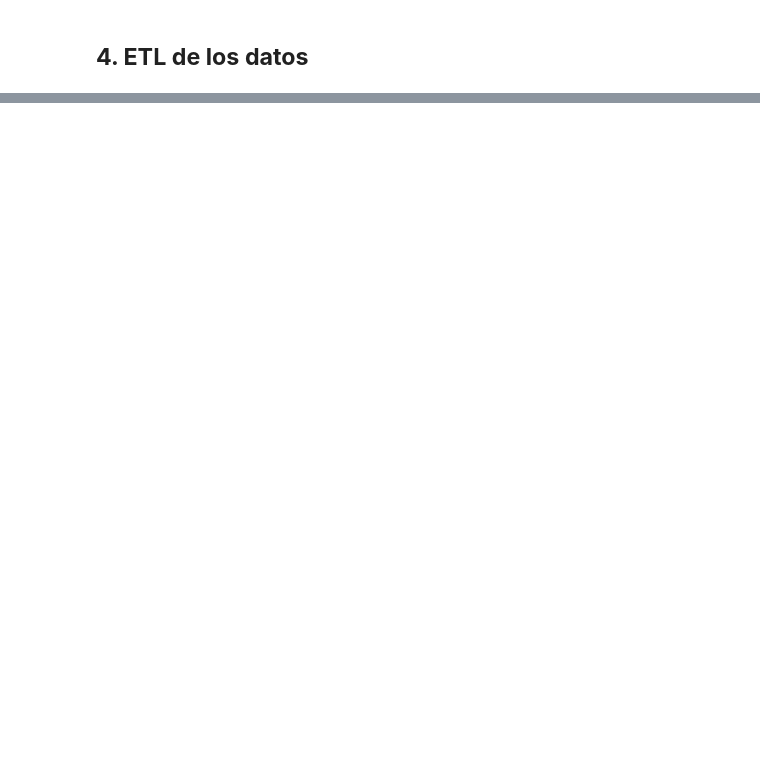
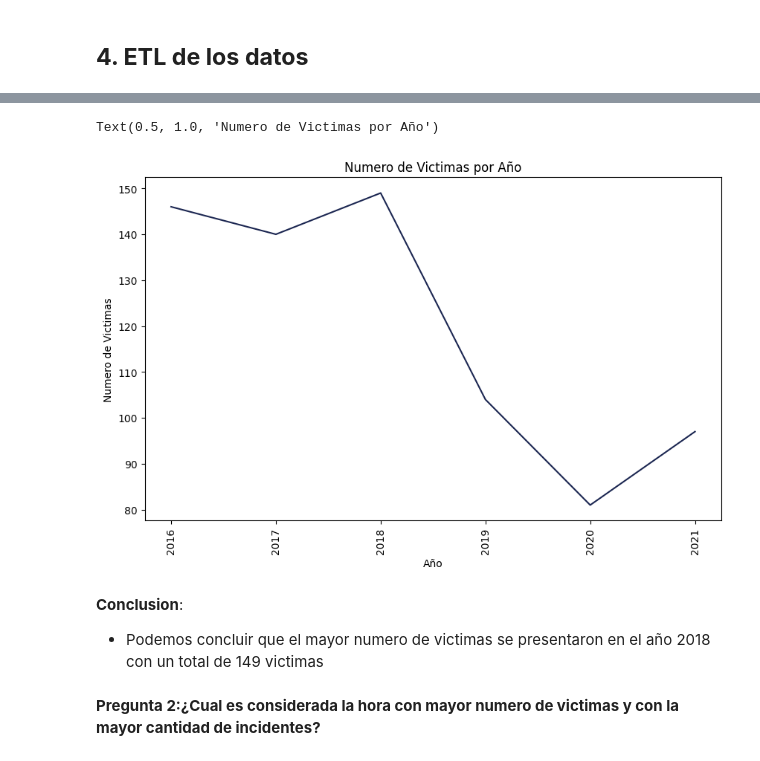
Before and after one commit to AlisterVento/PI02-DataAnalyst, a Jupyter notebook: PI Data Analytics.ipynb, the cells around one changed output, grey strips where cells are left out. Drawn from its saved outputs; the diff is of its cells as text; code cells hidden in the pictures; blank space fills up the shorter version.

```diff
--- a/PI Data Analytics.ipynb
+++ b/PI Data Analytics.ipynb
@@ -115,0 +109,10 @@ dtype: int64
+# %%
+path_homicidios_hechos=r'/content/drive/MyDrive/2023/Henry/PI02-DataAnalyst/Data_Clean/homicidios_hechos.parquet.gzip'
+path_homicidios_victimas=r'/content/drive/MyDrive/2023/Henry/PI02-DataAnalyst/Data_Clean/homicidios_victimas.parquet.gzip'
+path_lesiones_hechos=r'/content/drive/MyDrive/2023/Henry/PI02-DataAnalyst/Data_Clean/lesiones_hechos.parquet.gzip'
+path_lesiones_victimas=r'/content/drive/MyDrive/2023/Henry/PI02-DataAnalyst/Data_Clean/lesiones_victimas.parquet.gzip'
+# %%
+df_homicidios_hechos = pd.read_parquet(path_homicidios_hechos)
+df_homicidios_victimas = pd.read_parquet(path_homicidios_victimas)
+df_lesiones_hechos = pd.read_parquet(path_lesiones_hechos)
+df_lesiones_victimas = pd.read_parquet(path_lesiones_victimas)
@@ -115,0 +153,3 @@ dtype: int64
+# %%
+victimas_per_year=df_homicidios_hechos['N_VICTIMAS'].groupby(df_homicidios_hechos['AAAA']).sum()
+index=victimas_per_year.index
@@ -115,0 +167,18 @@ dtype: int64
+# %%
+# Grafica lineal de  cantidad de victimas por año
+plt.figure(figsize=(10, 6))
+plt.plot(index, victimas_per_year, color='#1b2651')
+plt.xticks(rotation='vertical')
+
+# Indicar las etiquetas y el titulo
+plt.xlabel('Año')
+plt.ylabel('Numero de Victimas')
+plt.title('Numero de Victimas por Año')
+# %% [output]
+Text(0.5, 1.0, 'Numero de Victimas por Año')
+[figure, added]
+# %% [markdown]
+**Conclusion**:
+* Podemos concluir que el mayor numero de victimas se presentaron en el año 2018 con un total de 149 victimas
+# %% [markdown]
+**Pregunta 2:¿Cual es considerada la hora con mayor numero de victimas y con la mayor cantidad de incidentes?**
```
Also changed, not shown: parts of 71 cells of this notebook, 2 other files.
